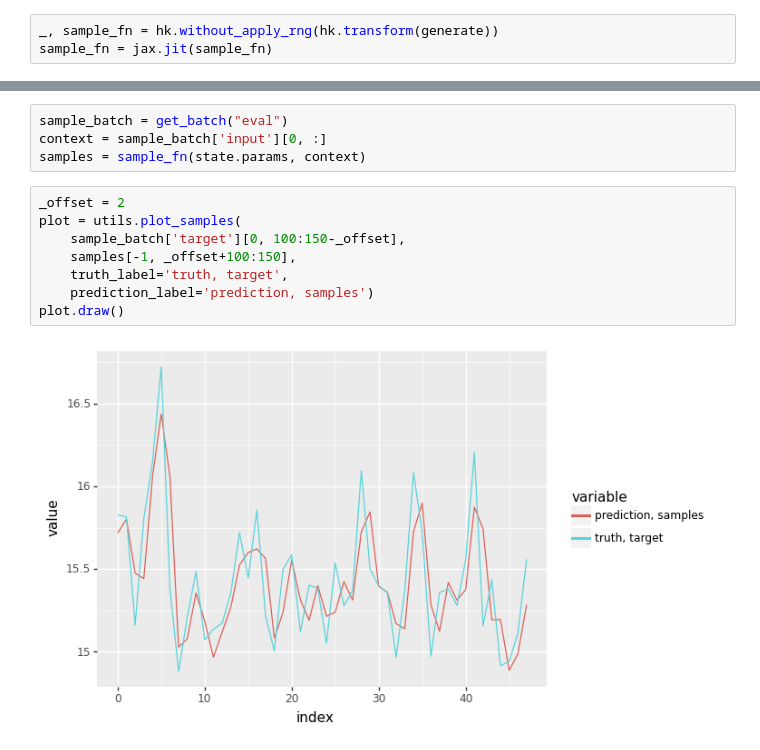
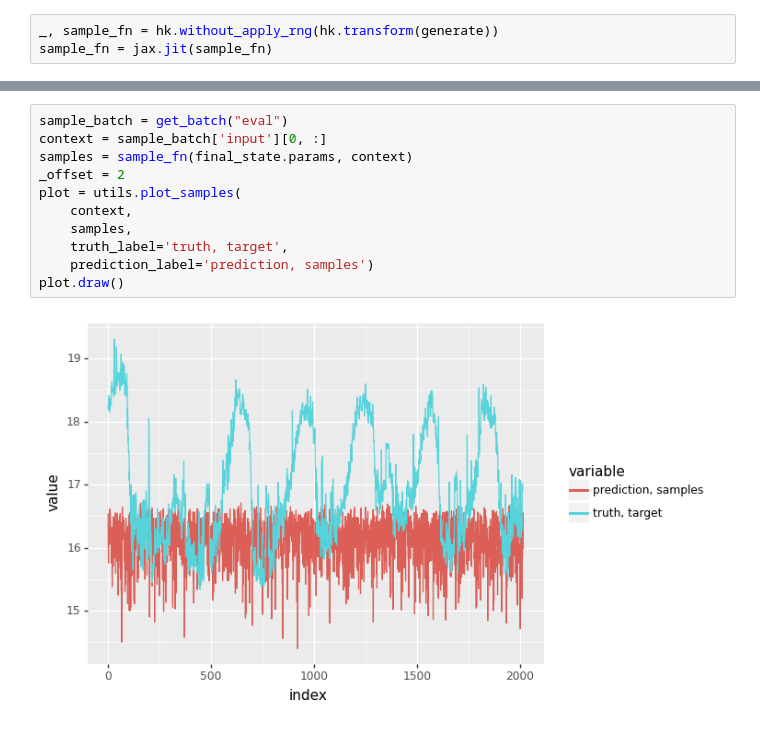
Before and after one commit to mmuravytskyi/snmp-madness, a Jupyter notebook: baseline_model.ipynb, the cells around one changed output, grey strips where cells are left out. Cells and saved outputs as stored; diff of their text form.

```diff
--- a/baseline_model.ipynb
+++ b/baseline_model.ipynb
@@ -250,14 +286,13 @@ sample_fn = jax.jit(sample_fn)
 # %%
 sample_batch = get_batch("eval")
 context = sample_batch['input'][0, :]
-samples = sample_fn(state.params, context)
+samples = sample_fn(final_state.params, context)
+_offset = 2
+plot = utils.plot_samples(
+    context,
+    samples,
+    truth_label='truth, target',
+    prediction_label='prediction, samples')
+plot.draw()
+# %% [output]
+[figure, added]
-# %%
-_offset = 2
-plot = utils.plot_samples(
-    sample_batch['target'][0, 100:150-_offset],
-    samples[-1, _offset+100:150],
-    truth_label='truth, target',
-    prediction_label='prediction, samples')
-plot.draw()
-# %% [output]
-[figure, removed]
```
Also changed, not shown: parts of 16 cells of this notebook.
